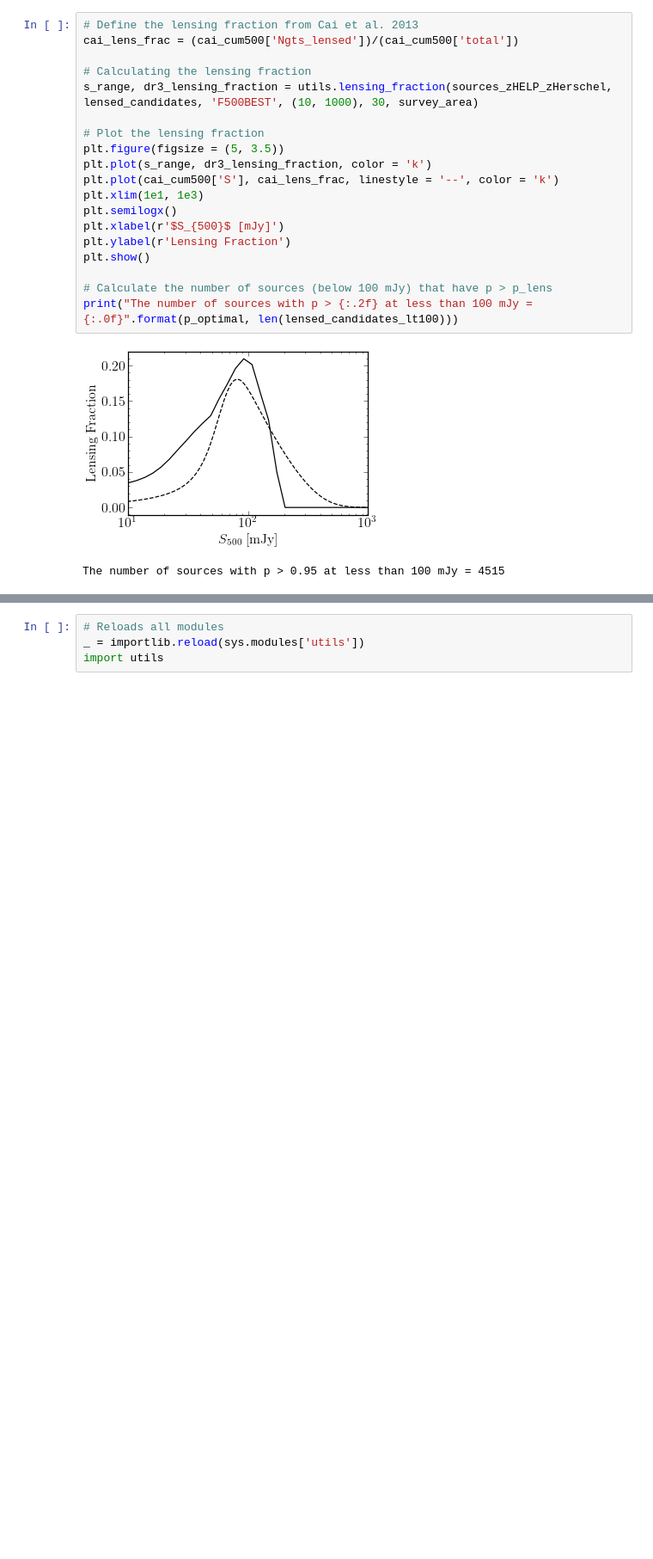
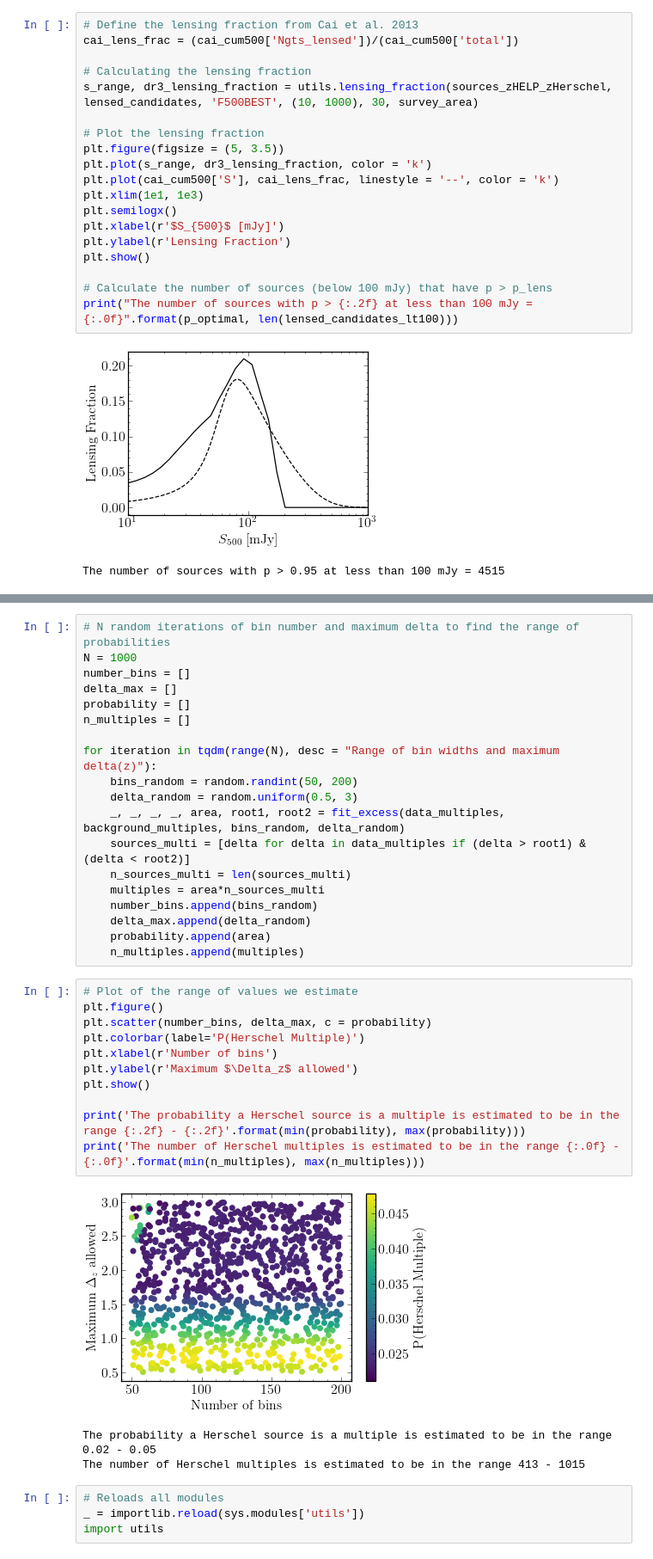
Before and after one commit to BradleyAWard/Herschel-ATLAS-DR3, a Jupyter notebook: HATLAS_DR3/results.ipynb, the cells around one changed output, grey strips where cells are left out. Shown: that part at 86% size. Cells and saved outputs as stored; diff of their text form; blank space fills up the shorter version.

```diff
--- a/HATLAS_DR3/results.ipynb
+++ b/HATLAS_DR3/results.ipynb
@@ -375,3 +515,37 @@ The number of sources with p > 0.95 at less than 100 mJy = 4515
+# %%
+# N random iterations of bin number and maximum delta to find the range of probabilities
+N = 1000
+number_bins = []
+delta_max = []
+probability = []
+n_multiples = []
+
+for iteration in tqdm(range(N), desc = "Range of bin widths and maximum delta(z)"):
+    bins_random = random.randint(50, 200)
+    delta_random = random.uniform(0.5, 3)
+    _, _, _, _, area, root1, root2 = fit_excess(data_multiples, background_multiples, bins_random, delta_random)
+    sources_multi = [delta for delta in data_multiples if (delta > root1) & (delta < root2)]
+    n_sources_multi = len(sources_multi)
+    multiples = area*n_sources_multi
+    number_bins.append(bins_random)
+    delta_max.append(delta_random)
+    probability.append(area)
+    n_multiples.append(multiples)
+# %%
+# Plot of the range of values we estimate
+plt.figure()
+plt.scatter(number_bins, delta_max, c = probability)
+plt.colorbar(label='P(Herschel Multiple)')
+plt.xlabel(r'Number of bins')
+plt.ylabel(r'Maximum $\Delta_z$ allowed')
+plt.show()
+
+print('The probability a Herschel source is a multiple is estimated to be in the range {:.2f} - {:.2f}'.format(min(probability), max(probability)))
+print('The number of Herschel multiples is estimated to be in the range {:.0f} - {:.0f}'.format(min(n_multiples), max(n_multiples)))
+# %% [output]
+[figure, added]
+The probability a Herschel source is a multiple is estimated to be in the range 0.02 - 0.05
+The number of Herschel multiples is estimated to be in the range 413 - 1015
 # %%
 # Reloads all modules
 _ = importlib.reload(sys.modules['utils'])
```
Also changed, not shown: parts of 12 cells of this notebook.
